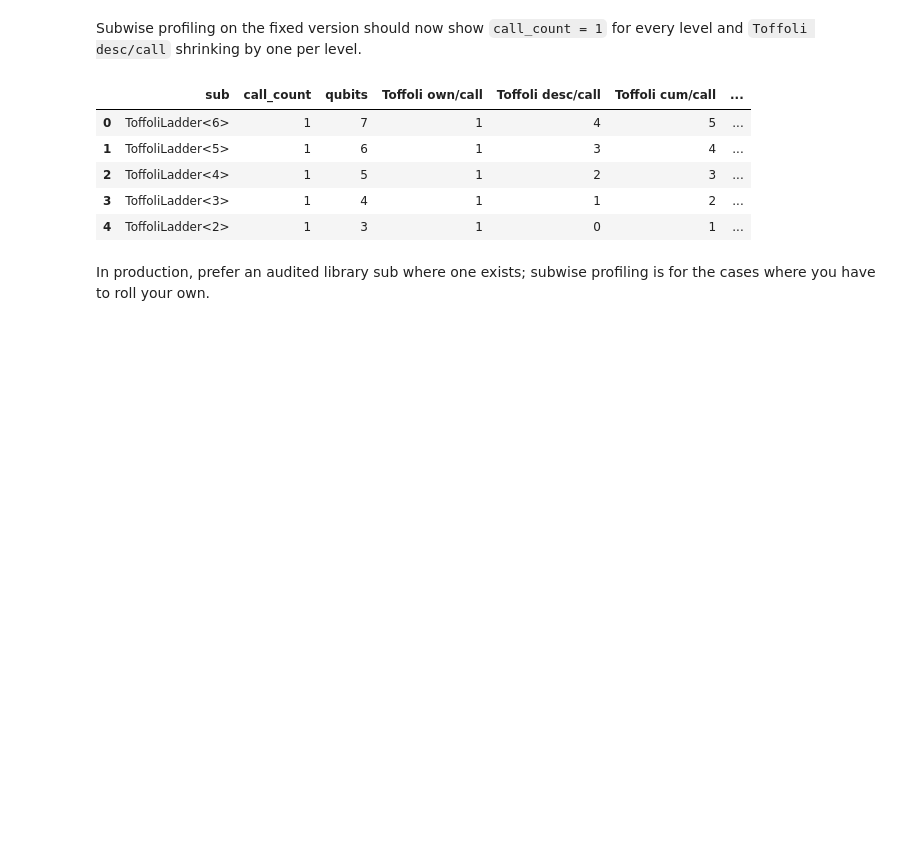
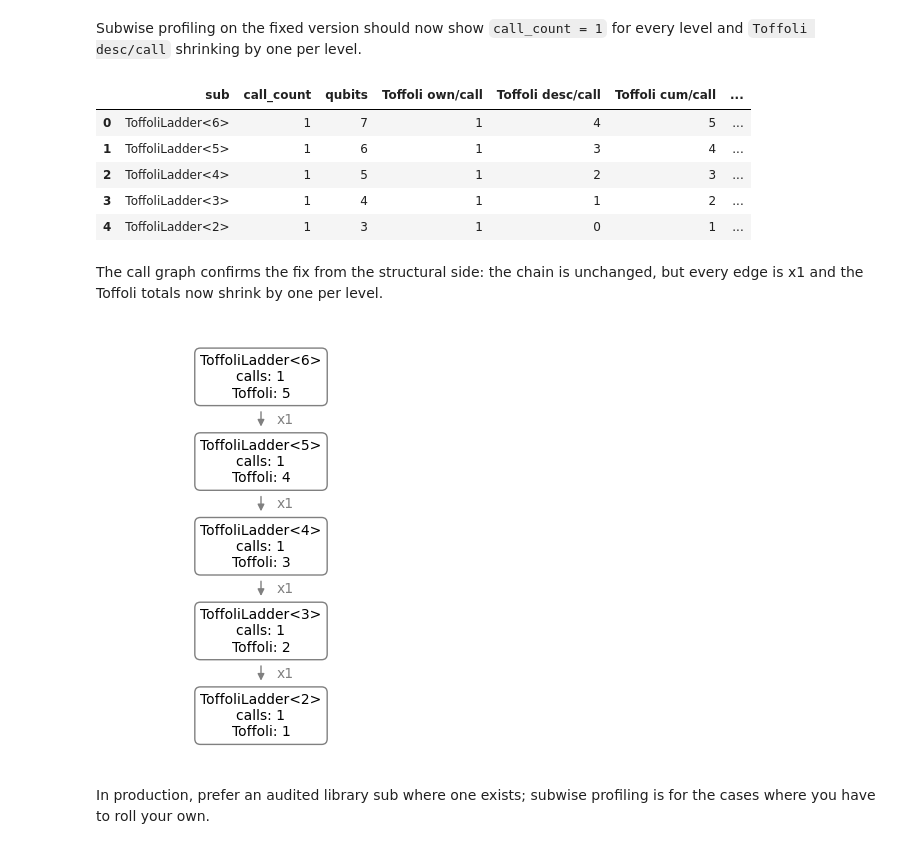
Before and after one commit to QunaSys/quri-sdk, a Jupyter notebook: docs/source/docs/tutorials/quri-parts/subwise.ipynb, the cells around one changed output. Cells and saved outputs as stored; diff of their text form; code cells hidden in the pictures; blank space fills up the shorter version.

```diff
--- a/docs/source/docs/tutorials/quri-parts/subwise.ipynb
+++ b/docs/source/docs/tutorials/quri-parts/subwise.ipynb
@@ -221,5 +316,12 @@ profile_table(report_data_fixed)
 | 2 | ToffoliLadder<4> | 1 | 5 | 1 | 2 | 3 | ... |
 | 3 | ToffoliLadder<3> | 1 | 4 | 1 | 1 | 2 | ... |
 | 4 | ToffoliLadder<2> | 1 | 3 | 1 | 0 | 1 | ... |
+# %% [markdown]
+The call graph confirms the fix from the structural side: the chain is unchanged, but every edge is x1 and the Toffoli totals now shrink by one per level.
+# %%
+call_graph_fixed = Evaluator(CallGraphEvaluatorHooks()).run(compiled)
+plot_call_graph(call_graph_fixed, report_data_fixed)
+# %% [output]
+[figure, added]
 # %% [markdown]
 In production, prefer an audited library sub where one exists; subwise profiling is for the cases where you have to roll your own.
```
Also changed, not shown: parts of 9 cells of this notebook.
